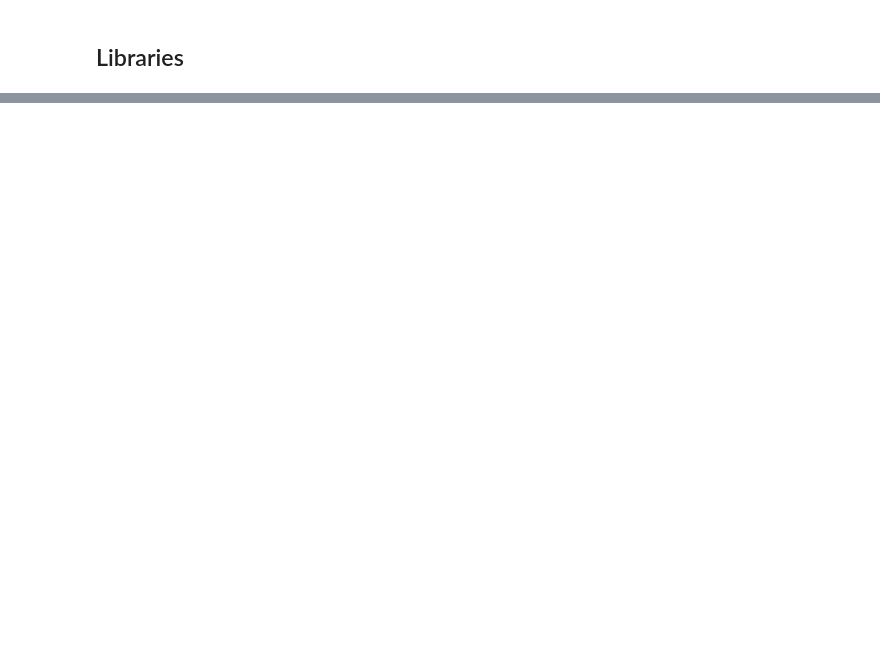
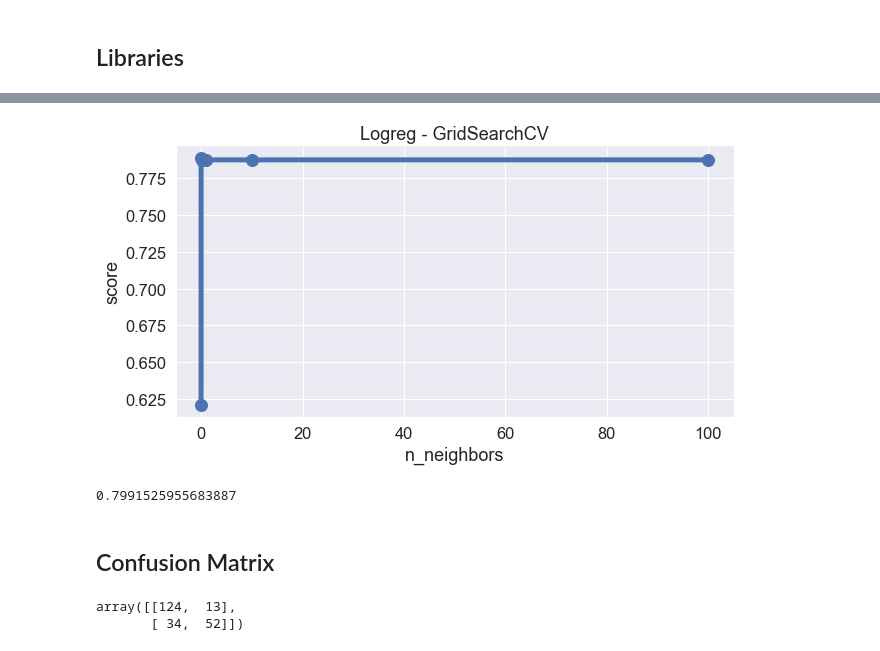
Before and after one commit to royceto/taitanic, a Jupyter notebook: 8_pipeline.ipynb, the cells around one changed output, grey strips where cells are left out. Saved outputs shown, nothing was run; the diff lists cells and outputs as text; code cells hidden in the pictures; blank space fills up the shorter version.

```diff
--- a/8_pipeline.ipynb
+++ b/8_pipeline.ipynb
@@ -226,0 +281,18 @@ Test-set score: 0.838565
+# %%
+plt.figure(figsize=(10,5))
+sns.set(font_scale=1.5)
+
+plt.plot(
+    cv_results[51:57]["param_classifier__C"],
+    cv_results[51:57]["mean_test_score"],
+    linewidth=5,
+    marker="o",
+    markersize=12
+)
+
+plt.xlabel("n_neighbors")
+plt.ylabel("score")
+plt.title("Logreg - GridSearchCV")
+plt.show()
+# %% [output]
+[figure, added]
@@ -226,0 +304,6 @@ Test-set score: 0.838565
+# %%
+nested.mean()
+# %% [output]
+0.7991525955683887
+# %% [markdown]
+## Confusion Matrix
@@ -226,0 +318,5 @@ Test-set score: 0.838565
+# %%
+confusion_svc
+# %% [output]
+array([[124,  13],
+       [ 34,  52]])
```
Also changed, not shown: parts of 47 cells of this notebook, 7 other files.
